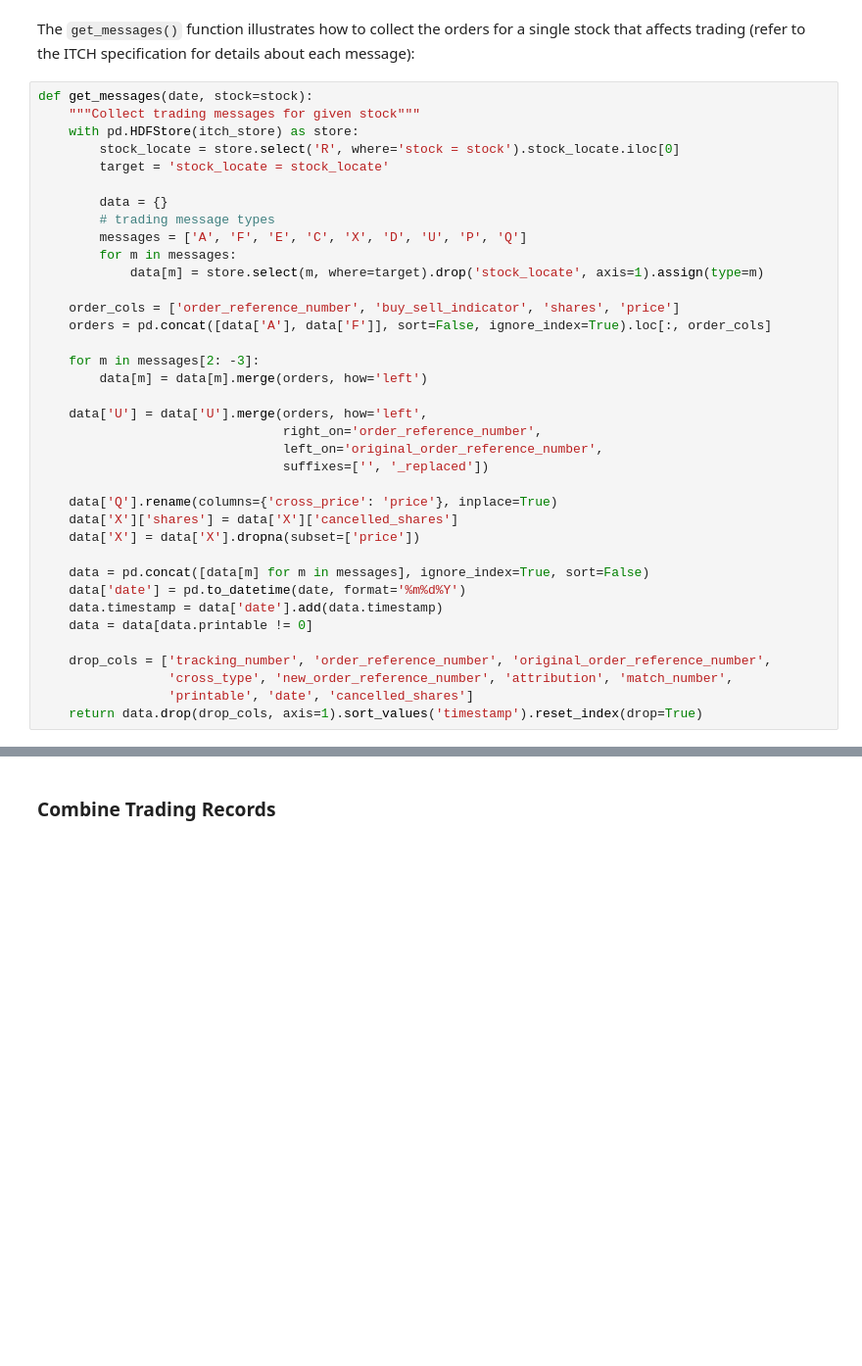
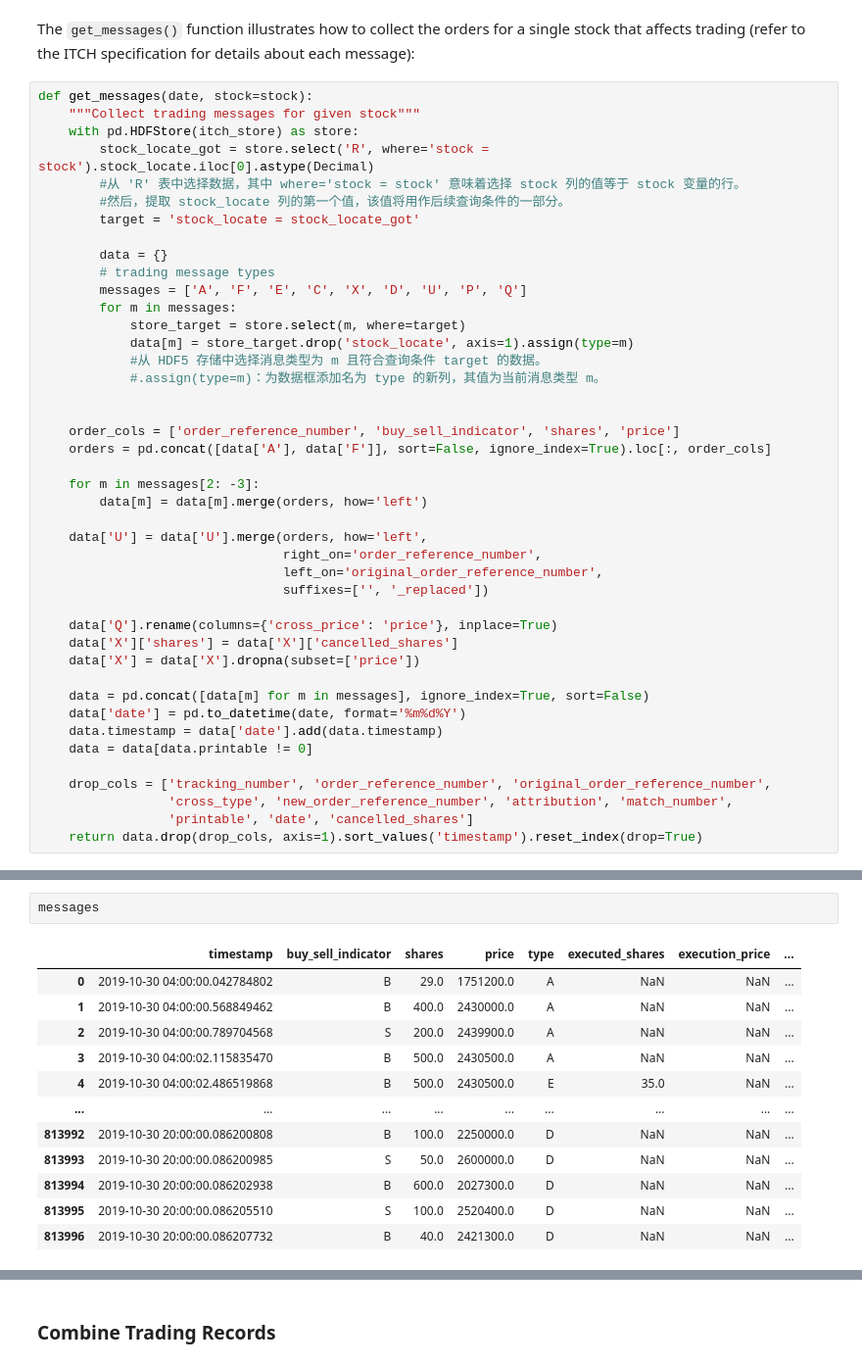
Before and after one commit to KanyangZhao/Machine-Learning-for-Algorithmic-Trading-Second-Edition, a Jupyter notebook: 02_market_and_fundamental_data/01_NASDAQ_TotalView-ITCH_Order_Book/02_rebuild_nasdaq_order_book.ipynb, the cells around one changed output, grey strips where cells are left out. Shown at 98% size. Saved outputs shown, nothing was run; the diff lists cells and outputs as text; blank space fills up the shorter version.

```diff
--- a/02_market_and_fundamental_data/01_NASDAQ_TotalView-ITCH_Order_Book/02_rebuild_nasdaq_order_book.ipynb
+++ b/02_market_and_fundamental_data/01_NASDAQ_TotalView-ITCH_Order_Book/02_rebuild_nasdaq_order_book.ipynb
@@ -54,14 +55,20 @@ The `get_messages()` function illustrates how to collect the orders for a single
 def get_messages(date, stock=stock):
     """Collect trading messages for given stock"""
     with pd.HDFStore(itch_store) as store:
-        stock_locate = store.select('R', where='stock = stock').stock_locate.iloc[0]
-        target = 'stock_locate = stock_locate'
+        stock_locate_got = store.select('R', where='stock = stock').stock_locate.iloc[0].astype(Decimal)
+        #从 'R' 表中选择数据，其中 where='stock = stock' 意味着选择 stock 列的值等于 stock 变量的行。
+        #然后，提取 stock_locate 列的第一个值，该值将用作后续查询条件的一部分。
+        target = 'stock_locate = stock_locate_got'
 
         data = {}
         # trading message types
         messages = ['A', 'F', 'E', 'C', 'X', 'D', 'U', 'P', 'Q']
         for m in messages:
-            data[m] = store.select(m, where=target).drop('stock_locate', axis=1).assign(type=m)
+            store_target = store.select(m, where=target)
+            data[m] = store_target.drop('stock_locate', axis=1).assign(type=m)
+            #从 HDF5 存储中选择消息类型为 m 且符合查询条件 target 的数据。
+            #.assign(type=m)：为数据框添加名为 type 的新列，其值为当前消息类型 m。
+
 
     order_cols = ['order_reference_number', 'buy_sell_indicator', 'shares', 'price']
     orders = pd.concat([data['A'], data['F']], sort=False, ignore_index=True).loc[:, order_cols]
@@ -94,0 +117,15 @@ KeyError: 'No object named A in the file'
+# %%
+messages
+# %% [output]
+|  | timestamp | buy_sell_indicator | shares | price | type | executed_shares | execution_price | ... |
+| 0 | 2019-10-30 04:00:00.042784802 | B | 29.0 | 1751200.0 | A | NaN | NaN | ... |
+| 1 | 2019-10-30 04:00:00.568849462 | B | 400.0 | 2430000.0 | A | NaN | NaN | ... |
+| 2 | 2019-10-30 04:00:00.789704568 | S | 200.0 | 2439900.0 | A | NaN | NaN | ... |
+| 3 | 2019-10-30 04:00:02.115835470 | B | 500.0 | 2430500.0 | A | NaN | NaN | ... |
+| 4 | 2019-10-30 04:00:02.486519868 | B | 500.0 | 2430500.0 | E | 35.0 | NaN | ... |
+| ... | ... | ... | ... | ... | ... | ... | ... | ... |
+| 813992 | 2019-10-30 20:00:00.086200808 | B | 100.0 | 2250000.0 | D | NaN | NaN | ... |
+| 813993 | 2019-10-30 20:00:00.086200985 | S | 50.0 | 2600000.0 | D | NaN | NaN | ... |
+| 813994 | 2019-10-30 20:00:00.086202938 | B | 600.0 | 2027300.0 | D | NaN | NaN | ... |
+| 813995 | 2019-10-30 20:00:00.086205510 | S | 100.0 | 2520400.0 | D | NaN | NaN | ... |
+| 813996 | 2019-10-30 20:00:00.086207732 | B | 40.0 | 2421300.0 | D | NaN | NaN | ... |
```
Also changed, not shown: parts of 9 cells of this notebook.
